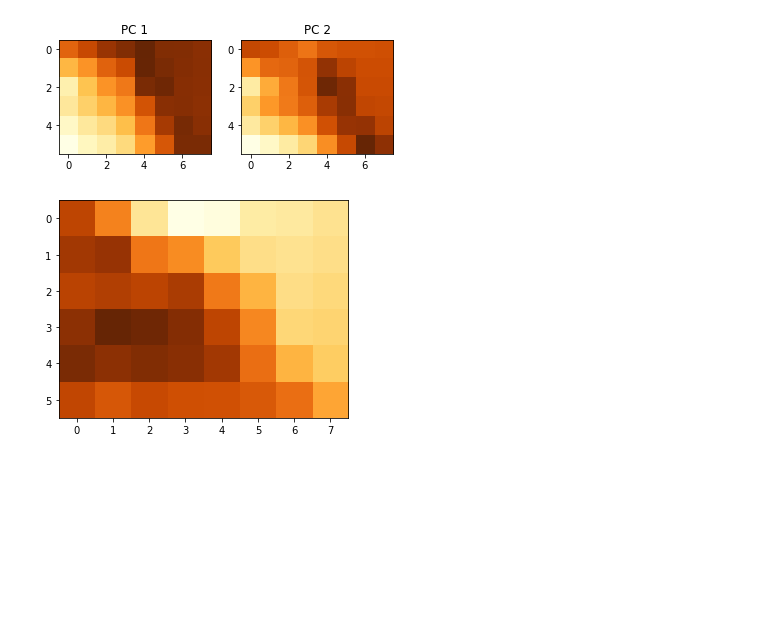
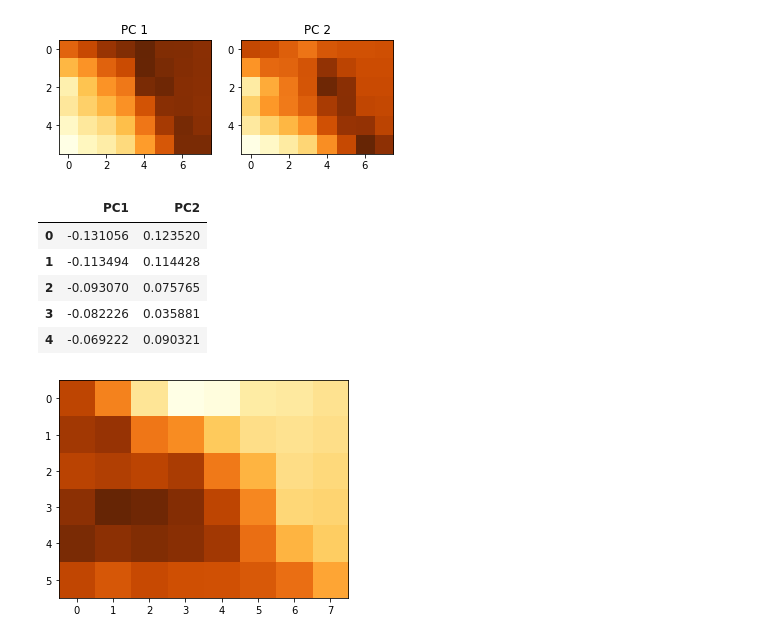
Before and after one commit to alesspiscopo/Data-Driven-MILD, a Jupyter notebook: PCA_grid.ipynb, the cells around one changed output. Cells and saved outputs as stored; diff of their text form; code cells hidden in the pictures; blank space fills up the shorter version.

```diff
--- a/PCA_grid.ipynb
+++ b/PCA_grid.ipynb
@@ -64,6 +64,16 @@ for i, ax in enumerate(axs):
 # %% [output]
 (48, 5)
 [figure]
+# %%
+loadings = pd.DataFrame(A[:,:2], columns=['PC1', 'PC2'])
+loadings.head()
+# %% [output]
+|  | PC1 | PC2 |
+| 0 | -0.131056 | 0.123520 |
+| 1 | -0.113494 | 0.114428 |
+| 2 | -0.093070 | 0.075765 |
+| 3 | -0.082226 | 0.035881 |
+| 4 | -0.069222 | 0.090321 |
 # %%
 X_reconstructed = Z[:,:2]@A[:,:2].T
 index = 0
```
